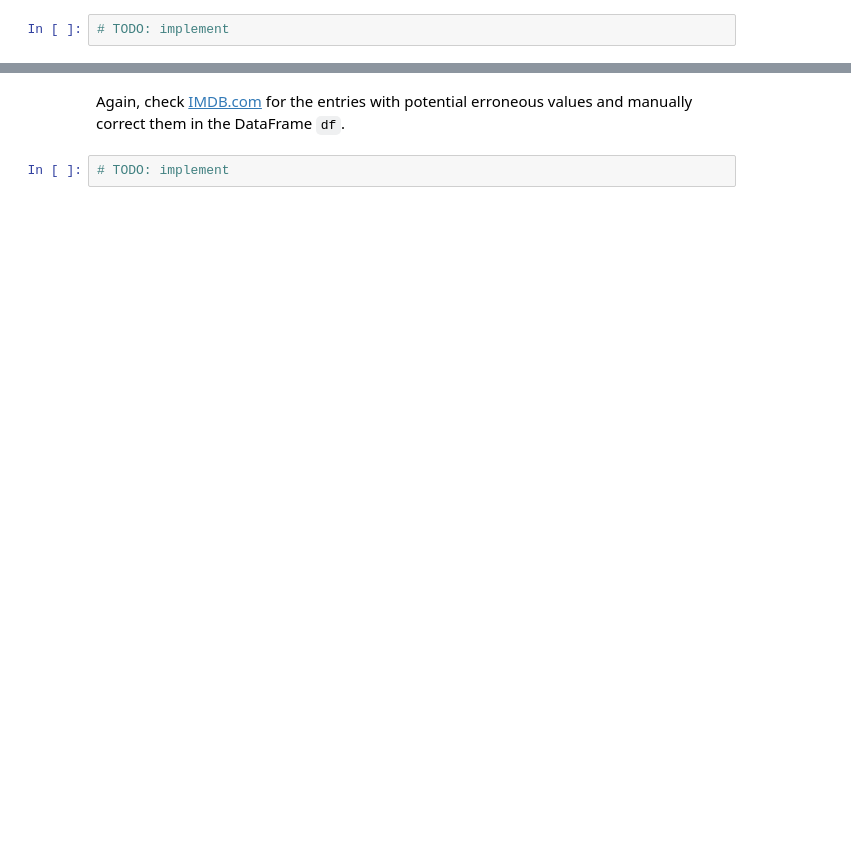
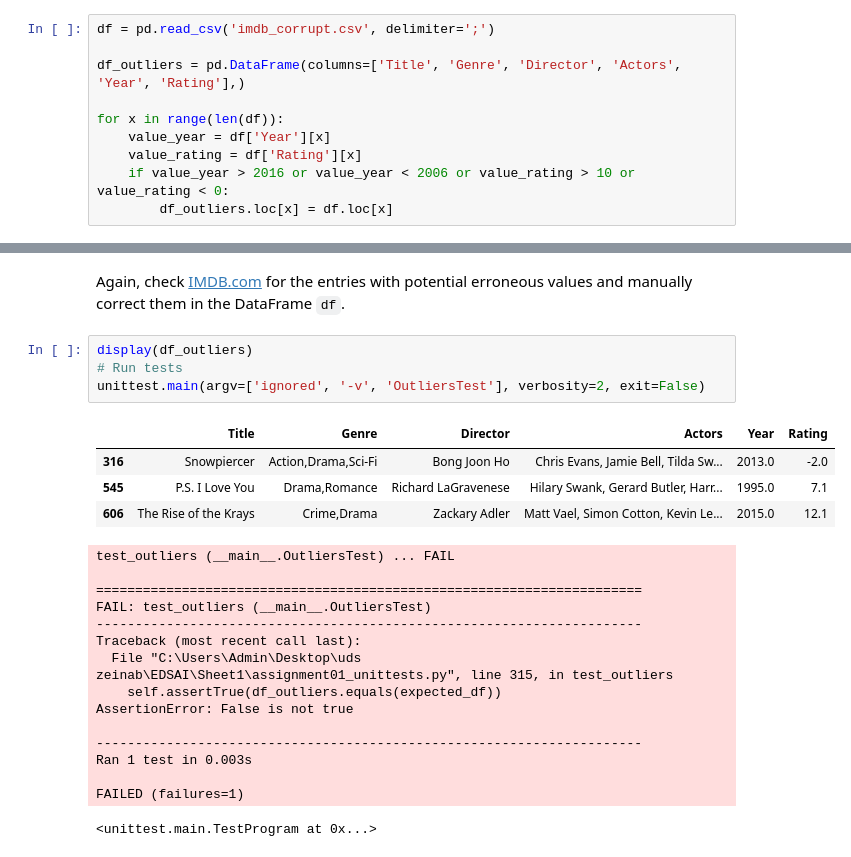
Before and after one commit to zehe2000/EDSAI, a Jupyter notebook: Sheet1/assignment01.ipynb, the cells around one changed output, grey strips where cells are left out. Saved outputs shown, nothing was run; the diff lists cells and outputs as text; blank space fills up the shorter version.

```diff
--- a/Sheet1/assignment01.ipynb
+++ b/Sheet1/assignment01.ipynb
@@ -475,7 +562,15 @@ import matplotlib.pyplot as plt
 # %% [markdown]
 Through the plot outliers become visible, which give an indication of possibly erroneous values. Filter potential outlier values appropriately and store them in the DataFrame `df_outliers`.
 # %%
-# TODO: implement
+df = pd.read_csv('imdb_corrupt.csv', delimiter=';')
+
+df_outliers = pd.DataFrame(columns=['Title', 'Genre', 'Director', 'Actors', 'Year', 'Rating'],)
+
+for x in range(len(df)):
+    value_year = df['Year'][x]
+    value_rating = df['Rating'][x]
+    if value_year > 2016 or value_year < 2006 or value_rating > 10 or value_rating < 0:
+        df_outliers.loc[x] = df.loc[x]
 # %%
 display(df_outliers)
 # Run tests
@@ -483,4 +598,26 @@ unittest.main(argv=['ignored', '-v', 'OutliersTest'], verbosity=2, exit=False)
 # %% [markdown]
 Again, check [IMDB.com](https://www.imdb.com/) for the entries with potential erroneous values and manually correct them in the DataFrame `df`.
 # %%
-# TODO: implement
+display(df_outliers)
+# Run tests
+unittest.main(argv=['ignored', '-v', 'OutliersTest'], verbosity=2, exit=False)
+# %% [output]
+|  | Title | Genre | Director | Actors | Year | Rating |
+| 316 | Snowpiercer | Action,Drama,Sci-Fi | Bong Joon Ho | Chris Evans, Jamie Bell, Tilda Sw... | 2013.0 | -2.0 |
+| 545 | P.S. I Love You | Drama,Romance | Richard LaGravenese | Hilary Swank, Gerard Butler, Harr... | 1995.0 | 7.1 |
+| 606 | The Rise of the Krays | Crime,Drama | Zackary Adler | Matt Vael, Simon Cotton, Kevin Le... | 2015.0 | 12.1 |
+test_outliers (__main__.OutliersTest) ... FAIL
+
+======================================================================
+FAIL: test_outliers (__main__.OutliersTest)
+----------------------------------------------------------------------
+Traceback (most recent call last):
+  File "C:\Users\Admin\Desktop\uds zeinab\EDSAI\Sheet1\assignment01_unittests.py", line 315, in test_outliers
+    self.assertTrue(df_outliers.equals(expected_df))
+AssertionError: False is not true
+
+----------------------------------------------------------------------
+Ran 1 test in 0.003s
+
+FAILED (failures=1)
+<unittest.main.TestProgram at 0x...>
```
Also changed, not shown: parts of 14 cells of this notebook.
